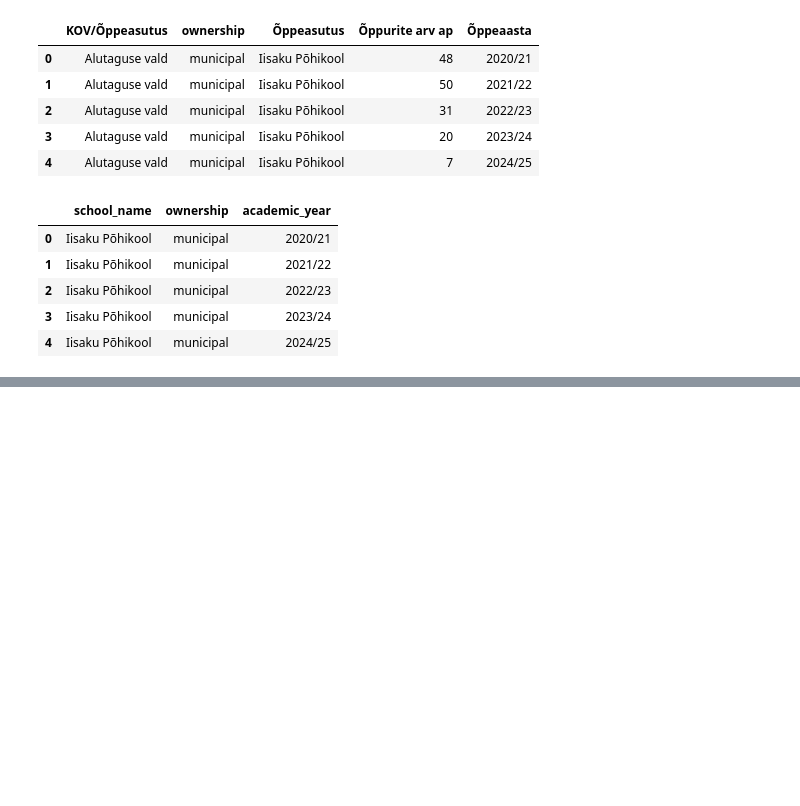
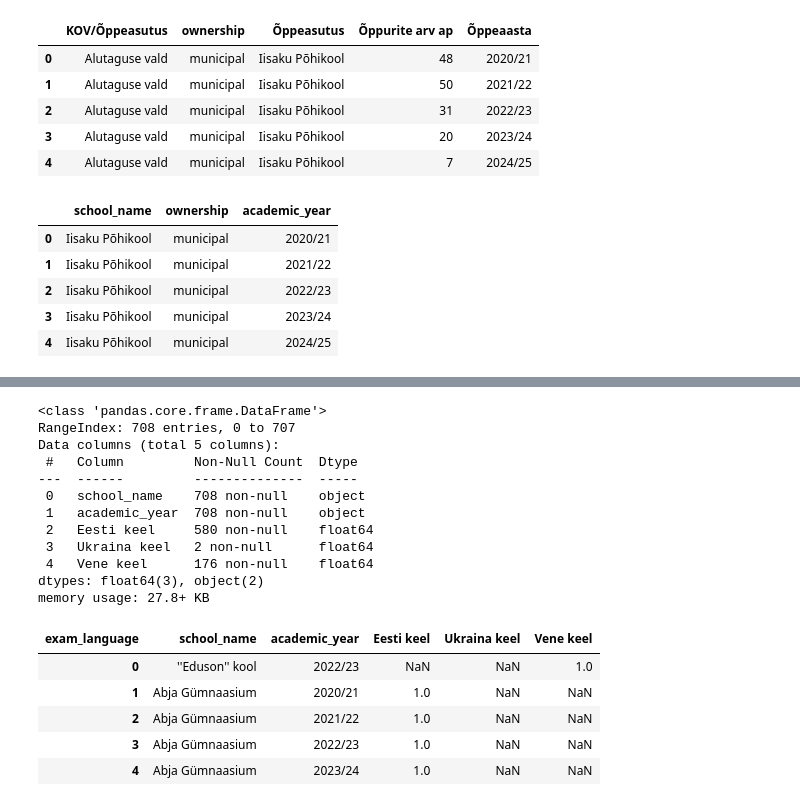
Before and after one commit to valpar/estonia-exam-gap, a Jupyter notebook: notebooks/Features.ipynb, the cells around one changed output, grey strips where cells are left out. Saved outputs shown, nothing was run; the diff lists cells and outputs as text; code cells hidden in the pictures; blank space fills up the shorter version.

```diff
--- a/notebooks/Features.ipynb
+++ b/notebooks/Features.ipynb
@@ -186,0 +290,9 @@ school_name, distance_to_tallinn, distance_to_tartu
+# %%
+# Extract Math(lai) only
+df_raw_lang_exam = df_raw_lang_exam [df_raw_lang_exam['Eksam'].str.contains('lai')]
+
+# Extract only school names and their languages of instruction
+df_raw_lang_exam = df_raw_lang_exam[['Õppeaasta', 'Õppeasutus', 'Soorituskeel']]
+
+df_raw_lang_exam.info()
+df_raw_lang_exam.head()
@@ -186,0 +331,34 @@ school_name, distance_to_tallinn, distance_to_tartu
+# %%
+# Adding extra column as language indicator
+df_raw_lang_exam.insert(3, 'flag', value=1)
+df_raw_lang_exam.head()
+
+# Pivot the table to mathcing ideal format definted above
+df_raw_lang_exam_wide = pd.pivot_table(
+    df_raw_lang_exam,
+    index=['school_name', 'academic_year'],
+    columns='exam_language',
+    values='flag'
+).reset_index()
+
+df_raw_lang_exam_wide.info()
+df_raw_lang_exam_wide.head()
+# %% [output]
+<class 'pandas.core.frame.DataFrame'>
+RangeIndex: 708 entries, 0 to 707
+Data columns (total 5 columns):
+ #   Column         Non-Null Count  Dtype
+---  ------         --------------  -----
+ 0   school_name    708 non-null    object
+ 1   academic_year  708 non-null    object
+ 2   Eesti keel     580 non-null    float64
+ 3   Ukraina keel   2 non-null      float64
+ 4   Vene keel      176 non-null    float64
+dtypes: float64(3), object(2)
+memory usage: 27.8+ KB
+| exam_language | school_name | academic_year | Eesti keel | Ukraina keel | Vene keel |
+| 0 | ''Eduson'' kool | 2022/23 | NaN | NaN | 1.0 |
+| 1 | Abja Gümnaasium | 2020/21 | 1.0 | NaN | NaN |
+| 2 | Abja Gümnaasium | 2021/22 | 1.0 | NaN | NaN |
+| 3 | Abja Gümnaasium | 2022/23 | 1.0 | NaN | NaN |
+| 4 | Abja Gümnaasium | 2023/24 | 1.0 | NaN | NaN |
```
Also changed, not shown: parts of 13 cells of this notebook.
